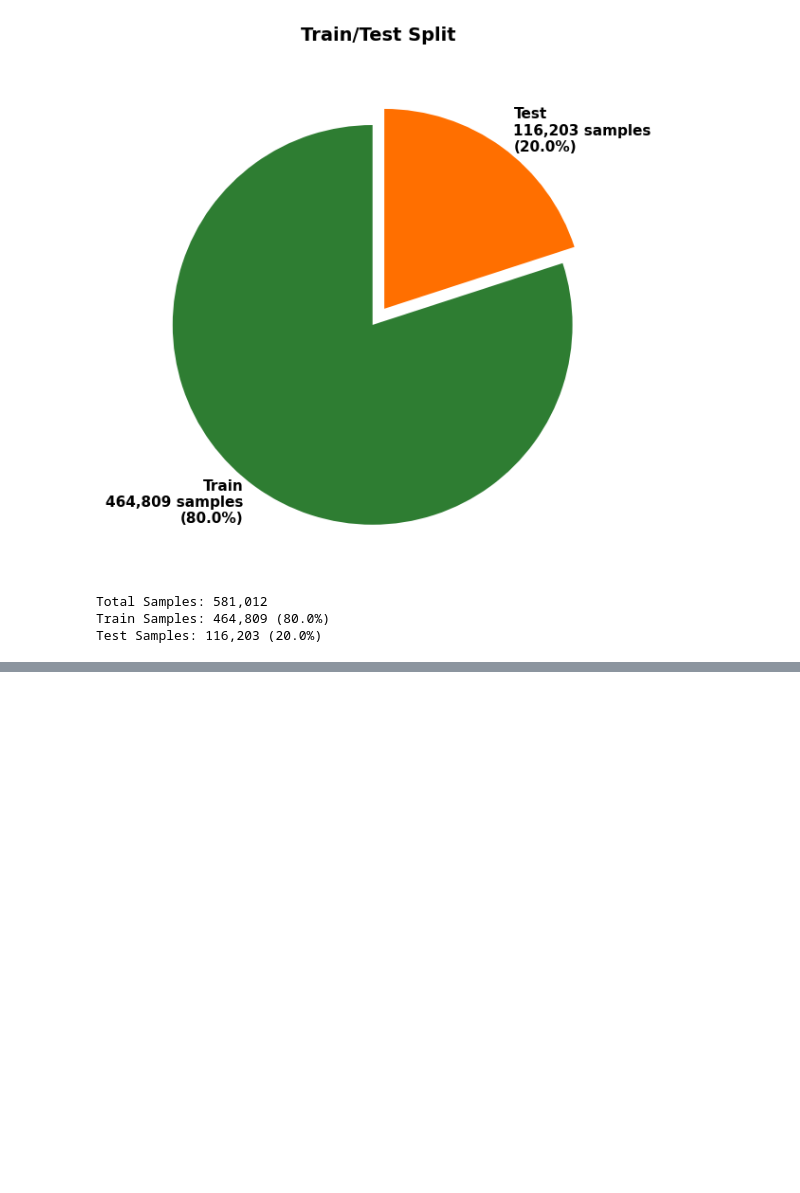
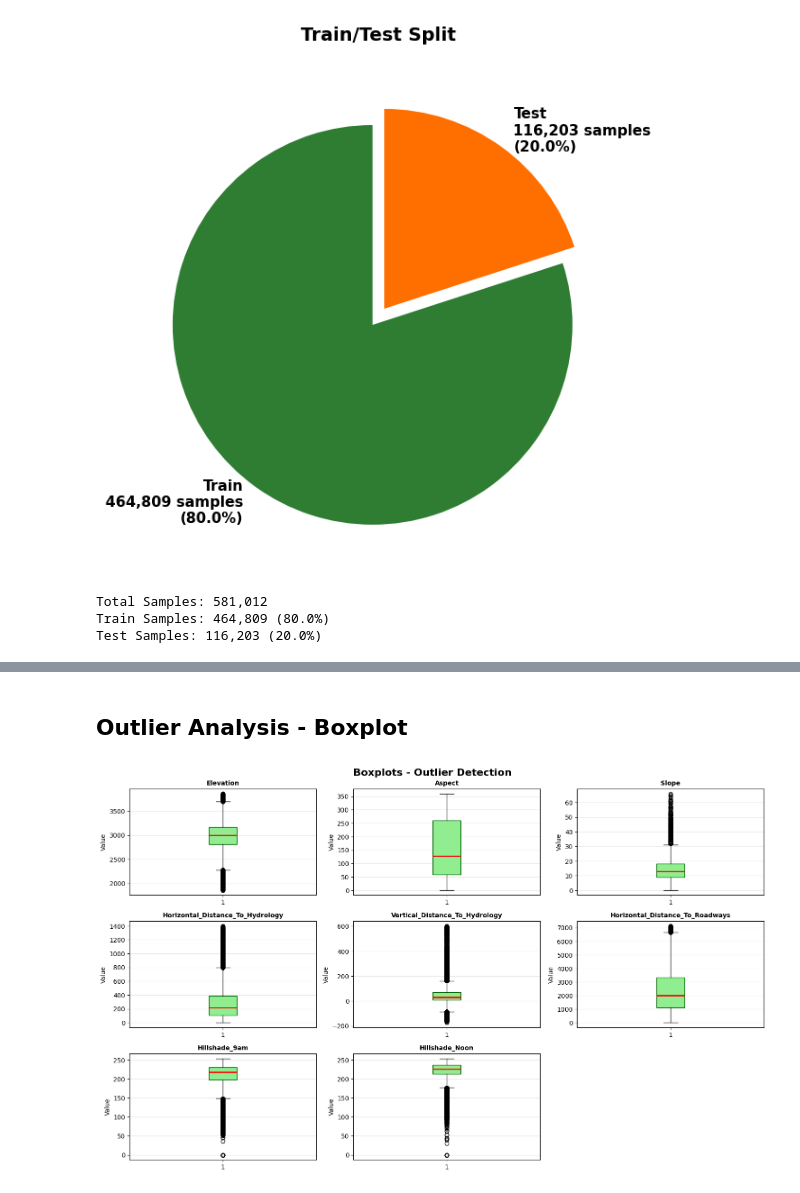
Before and after one commit to ineguiluz1/Forest-Covertype-Prediction-AML, a Jupyter notebook: notebooks/EDA.ipynb, the cells around one changed output, grey strips where cells are left out. Saved outputs shown, nothing was run; the diff lists cells and outputs as text; code cells hidden in the pictures; blank space fills up the shorter version.

```diff
--- a/notebooks/EDA.ipynb
+++ b/notebooks/EDA.ipynb
@@ -210,0 +239,22 @@ Test Samples: 116,203 (20.0%)
+# %% [markdown]
+## Outlier Analysis - Boxplot
+# %%
+fig, axes = plt.subplots(nrows=4, ncols=3, figsize=(15, 12))
+axes = axes.flatten()
+
+for idx, col in enumerate(numerical_features):
+    axes[idx].boxplot(df[col], vert=True, patch_artist=True,
+                     boxprops=dict(facecolor='lightgreen', color='darkgreen'),
+                     medianprops=dict(color='red', linewidth=2))
+    axes[idx].set_title(f'{col}', fontsize=10, fontweight='bold')
+    axes[idx].set_ylabel('Value')
+    axes[idx].grid(axis='y', alpha=0.3)
+
+for idx in range(len(numerical_features), len(axes)):
+    fig.delaxes(axes[idx])
+
+plt.suptitle('Boxplots - Outlier Detection', fontsize=16, fontweight='bold')
+plt.tight_layout()
+plt.show()
+# %% [output]
+[figure, added]
```
Also changed, not shown: parts of 8 cells of this notebook.
